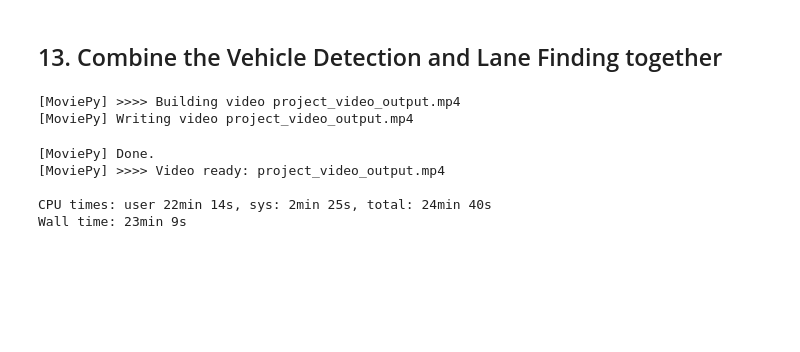
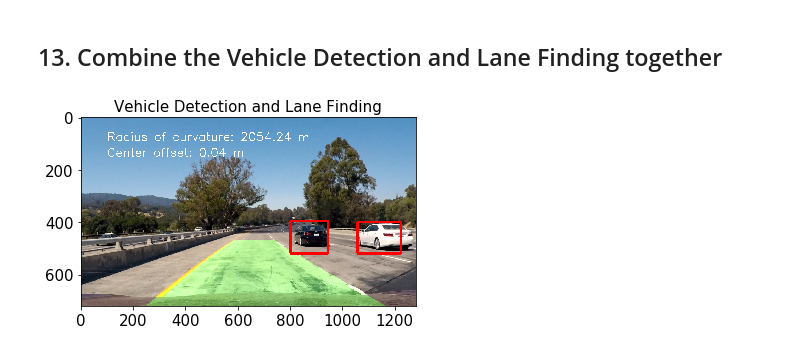
Before and after one commit to eugenn/CarND-Vehicle-Detection, a Jupyter notebook: Vehicle Detection and Tracking.ipynb, the cells around one changed output. Cells and saved outputs as stored; diff of their text form; code cells hidden in the pictures; blank space fills up the shorter version.

Commit message:
Vehicle Detection and Tracking

```diff
--- a/Vehicle Detection and Tracking.ipynb
+++ b/Vehicle Detection and Tracking.ipynb
@@ -841,16 +788,19 @@ def pipeline_with_lane_finding(img):
+# %%
+fname = 'test_images/test1.jpg'.format(i)
+img2 = mpimg.imread(fname)
+
+img_lf = pipeline_with_lane_finding(img2)
+plt.imshow(img_lf);
+plt.title('Vehicle Detection and Lane Finding', fontsize=15);
+plt.savefig('output_images/all_together.png', bbox_inches="tight")
+plt.show()
+# %% [output]
+[figure, added]
 # %%
-lf.init()
+
 
 from moviepy.editor import VideoFileClip
 test_output = "project_video_output.mp4"
 clip = VideoFileClip("project_video.mp4")
 test_clip = clip.fl_image(pipeline_with_lane_finding)
 %time test_clip.write_videofile(test_output, audio=False)
-# %% [output]
-[MoviePy] >>>> Building video project_video_output.mp4
-[MoviePy] Writing video project_video_output.mp4
-[MoviePy] Done.
-[MoviePy] >>>> Video ready: project_video_output.mp4
-
-CPU times: user 22min 14s, sys: 2min 25s, total: 24min 40s
-Wall time: 23min 9s
```
Also changed, not shown: parts of 14 cells of this notebook, 19 other files.
